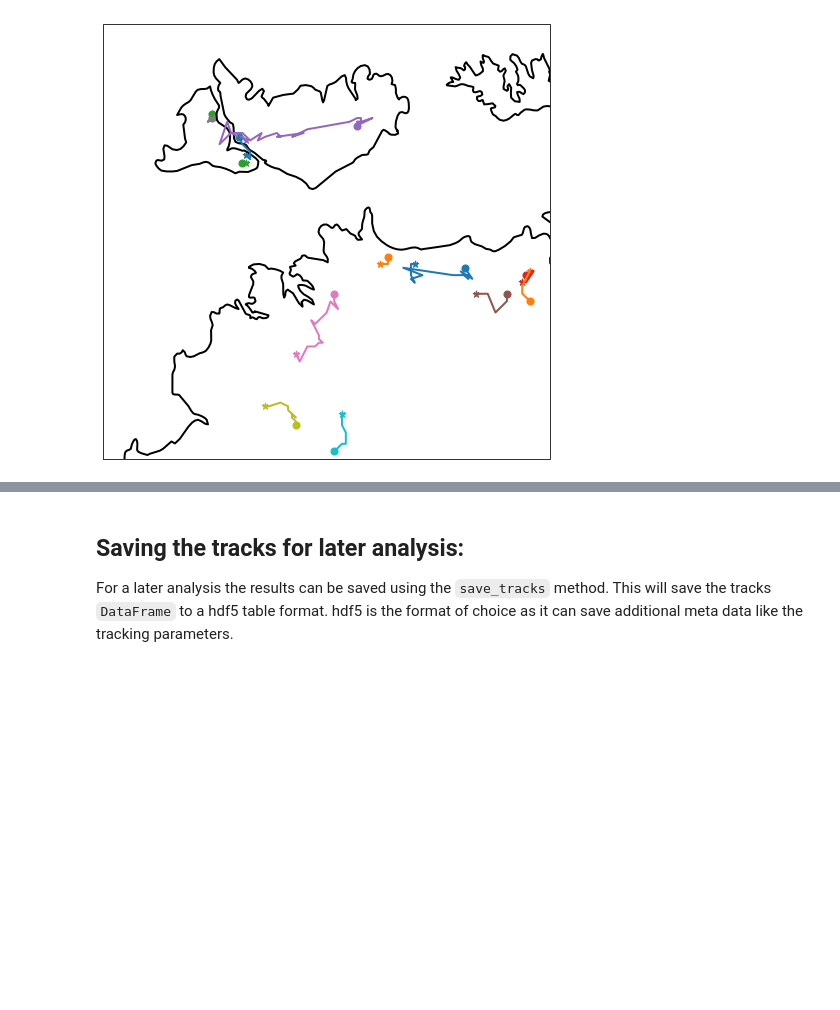
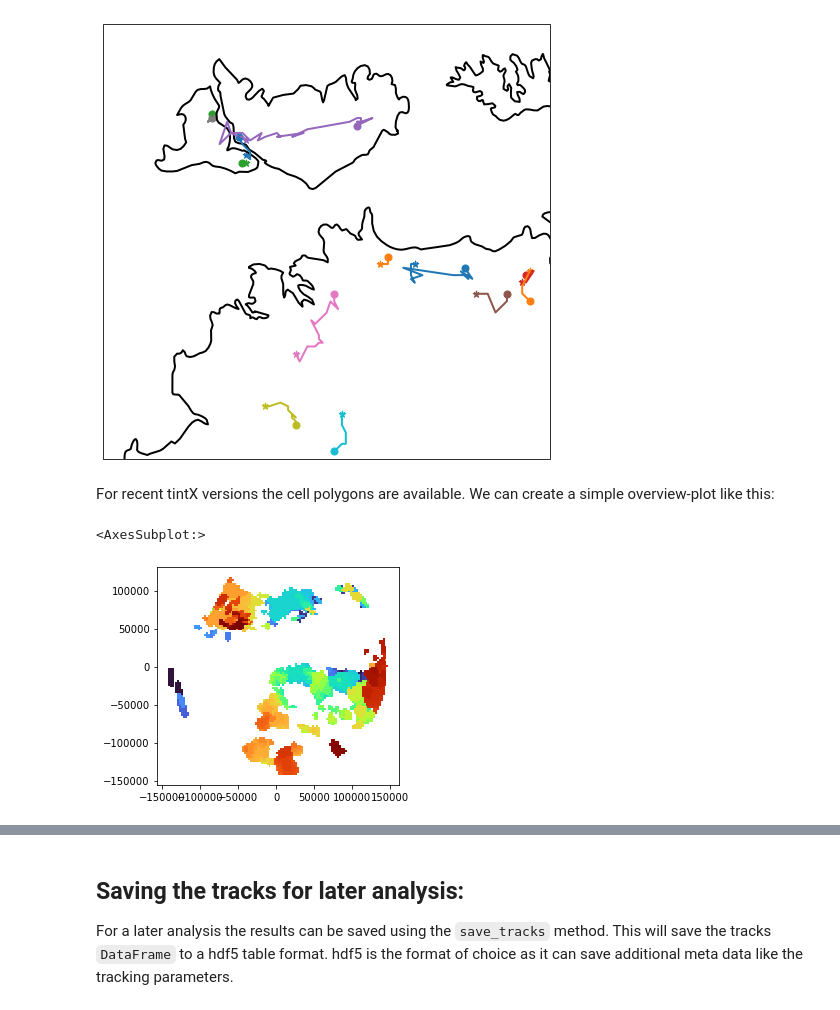
Before and after one commit to antarcticrainforest/tintX, a Jupyter notebook: docs/source/I_Tracking_data_from_files.ipynb, the cells around one changed output, grey strips where cells are left out. Cells and saved outputs as stored; diff of their text form; code cells hidden in the pictures; blank space fills up the shorter version.

```diff
--- a/docs/source/I_Tracking_data_from_files.ipynb
+++ b/docs/source/I_Tracking_data_from_files.ipynb
@@ -105,3 +107,10 @@ The traces of the tracks can also be plotted using the `plot_trajectories` metho
 ax = RD.plot_trajectories(mintrace=4, plot_style=dict(lw=2))
 # %% [output]
 [figure]
+# %% [markdown]
+For recent tintX versions the cell polygons are available. We can create a simple overview-plot like this:
+# %%
+RD.tracks.plot(aspect=1, cmap="turbo")
+# %% [output]
+<AxesSubplot:>
+[figure, added]
```
Also changed, not shown: parts of 10 cells of this notebook, 5 other files.
